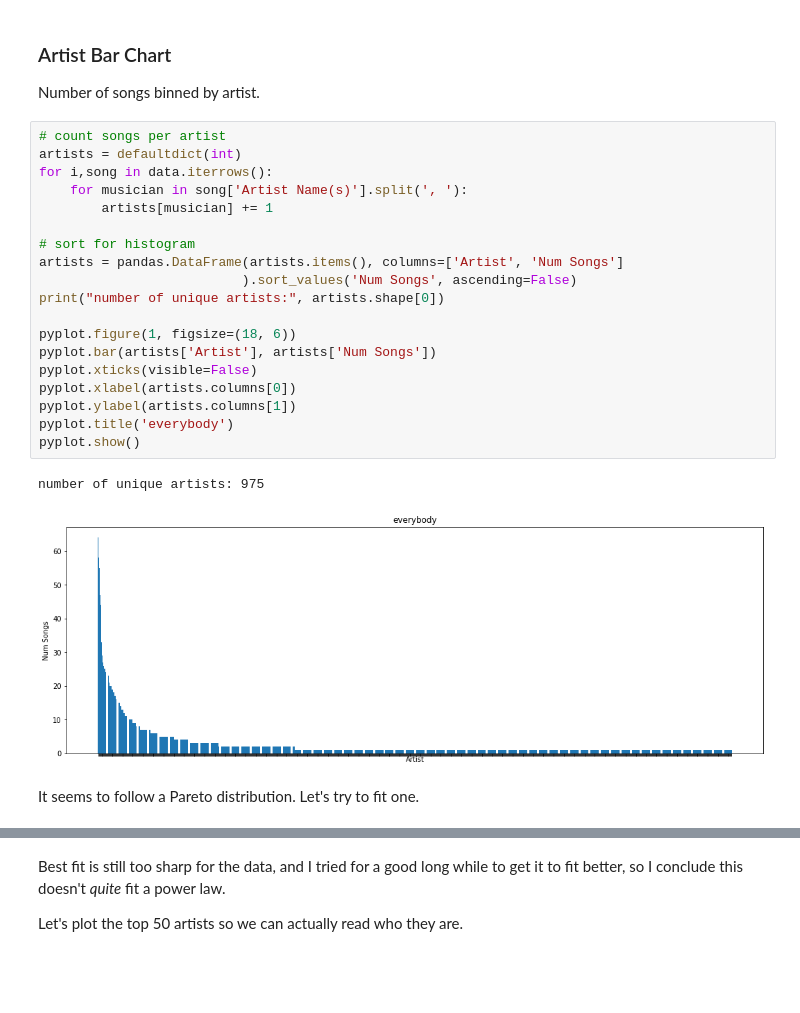
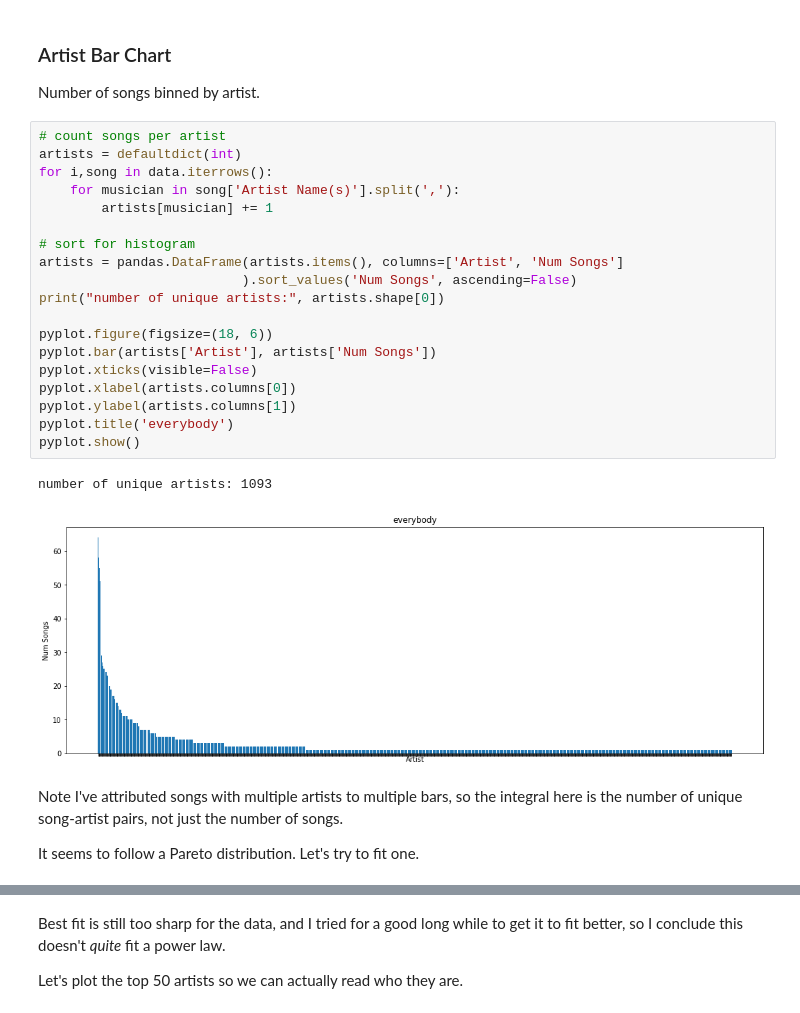
Before and after one commit to pavelkomarov/exportify, a Jupyter notebook: taste_analysis.ipynb, the cells around one changed output, grey strips where cells are left out. Saved outputs shown, nothing was run; the diff lists cells and outputs as text; blank space fills up the shorter version.

```diff
--- a/taste_analysis.ipynb
+++ b/taste_analysis.ipynb
@@ -54,27 +54,29 @@ Number of songs binned by artist.
 # %%
 # count songs per artist
 artists = defaultdict(int)
 for i,song in data.iterrows():
-	for musician in song['Artist Name(s)'].split(', '):
+	for musician in song['Artist Name(s)'].split(','):
 		artists[musician] += 1
 
 # sort for histogram
 artists = pandas.DataFrame(artists.items(), columns=['Artist', 'Num Songs']
                           ).sort_values('Num Songs', ascending=False)
 print("number of unique artists:", artists.shape[0])
 
-pyplot.figure(1, figsize=(18, 6))
+pyplot.figure(figsize=(18, 6))
 pyplot.bar(artists['Artist'], artists['Num Songs'])
 pyplot.xticks(visible=False)
 pyplot.xlabel(artists.columns[0])
 pyplot.ylabel(artists.columns[1])
 pyplot.title('everybody')
 pyplot.show()
 # %% [output]
-number of unique artists: 975
+number of unique artists: 1093
-[figure, old version]
+[figure, new version]
-# %% [markdown]
-It seems to follow a Pareto distribution. Let's try to fit one.
+# %% [markdown]
+Note I've attributed songs with multiple artists to multiple bars, so the integral here is the number of unique song-artist pairs, not just the number of songs.
+
+It seems to follow a Pareto distribution. Let's try to fit one.
 # %%
 # Let's find the best parameters. Need x, y data 'sampled' from the distribution for
 # parameter fit.
```
Also changed, not shown: parts of 16 cells of this notebook, 3 other files.
